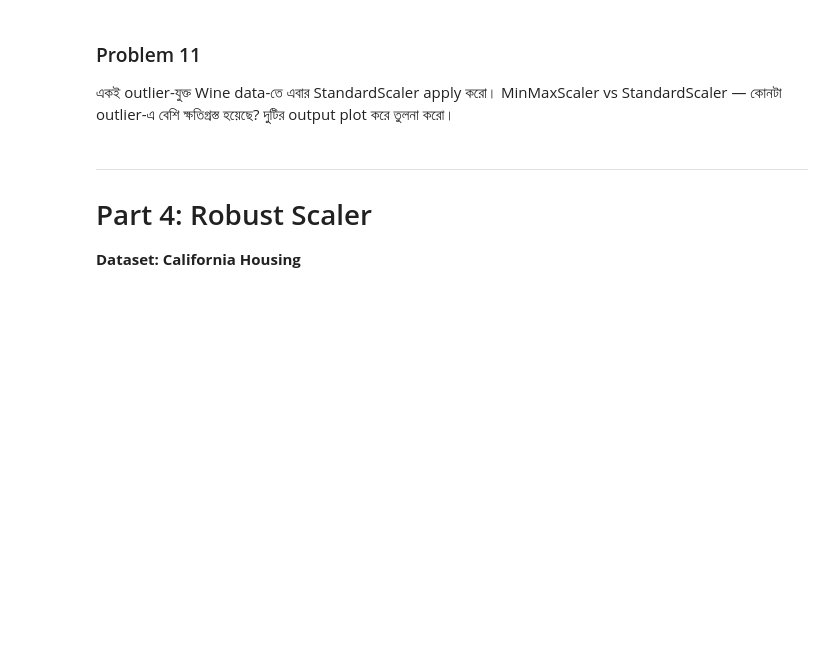
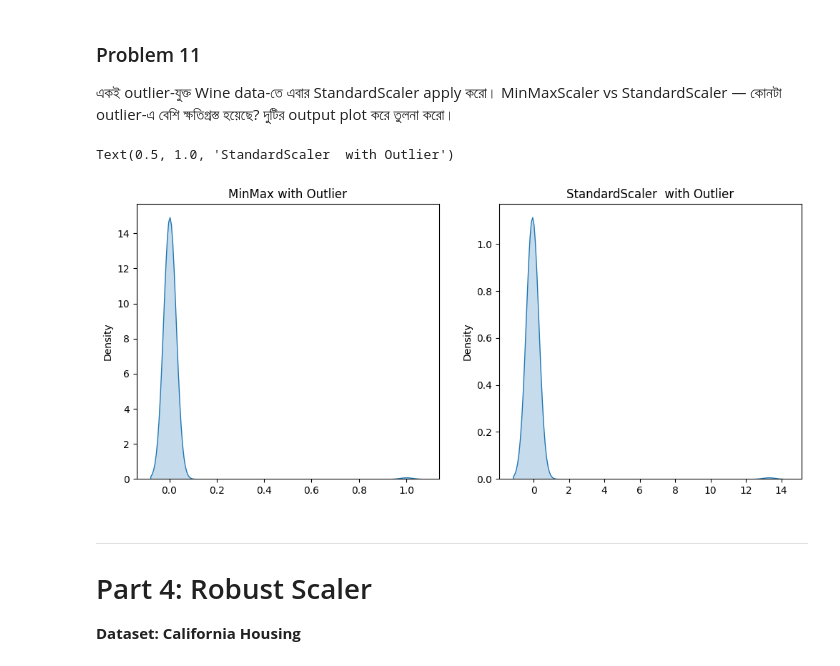
Before and after one commit to MuktadirHQ/AIML-Expert-With-Phitron, a Jupyter notebook: Machine Learning/WEEK - 02. Feature Engineering & It's prerequisites/Module_08. Scaling & ColumnTransformer/Practice_Problem.ipynb, the cells around one changed output. Drawn from its saved outputs; the diff is of its cells as text; code cells hidden in the pictures; blank space fills up the shorter version.

```diff
--- a/Machine Learning/WEEK - 02. Feature Engineering & It's prerequisites/Module_08. Scaling & ColumnTransformer/Practice_Problem.ipynb
+++ b/Machine Learning/WEEK - 02. Feature Engineering & It's prerequisites/Module_08. Scaling & ColumnTransformer/Practice_Problem.ipynb
@@ -130,0 +260,14 @@ MinMaxScaler vs StandardScaler — কোনটা outlier-এ বেশি ক
+# %%
+# Your code here: compare MinMaxScaler vs StandardScaler with outlier present
+std_scaler = StandardScaler()
+wine_std_scaled = std_scaler.fit_transform(df_wine_outlier)
+
+fig, axes = plt.subplots(1, 2, figsize=(12, 5))
+sns.kdeplot(wine_mns_scaled[:, 0], ax=axes[0], fill=True)
+axes[0].set_title('MinMax with Outlier')
+
+sns.kdeplot(wine_std_scaled[:, 0], ax=axes[1], fill=True)
+axes[1].set_title('StandardScaler  with Outlier')
+# %% [output]
+Text(0.5, 1.0, 'StandardScaler  with Outlier')
+[figure, added]
```
Also changed, not shown: parts of 51 cells of this notebook.
